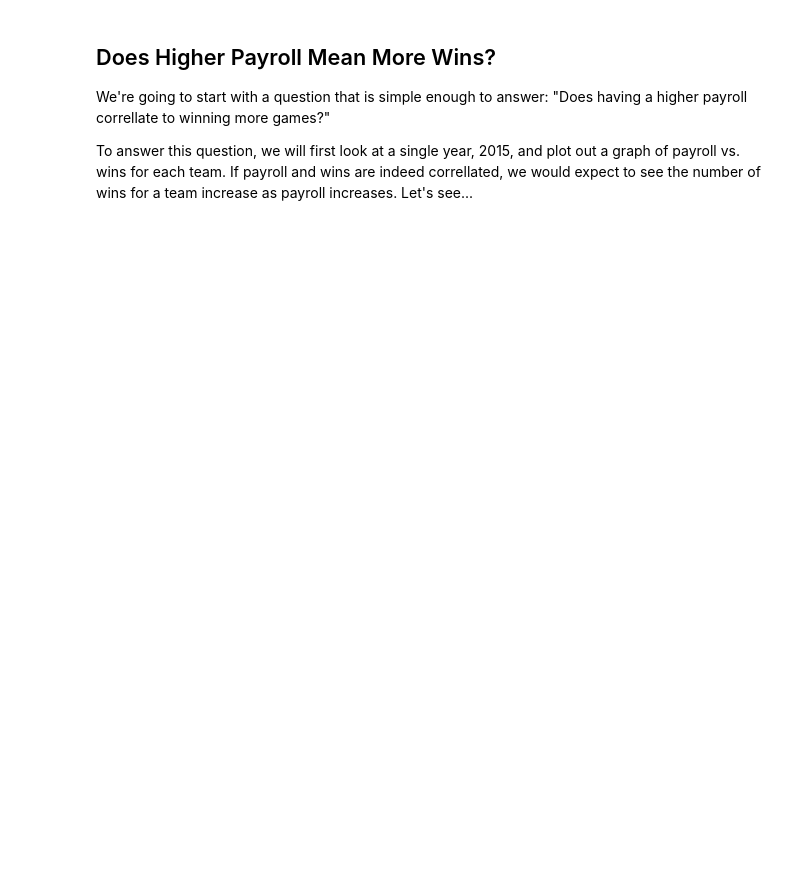
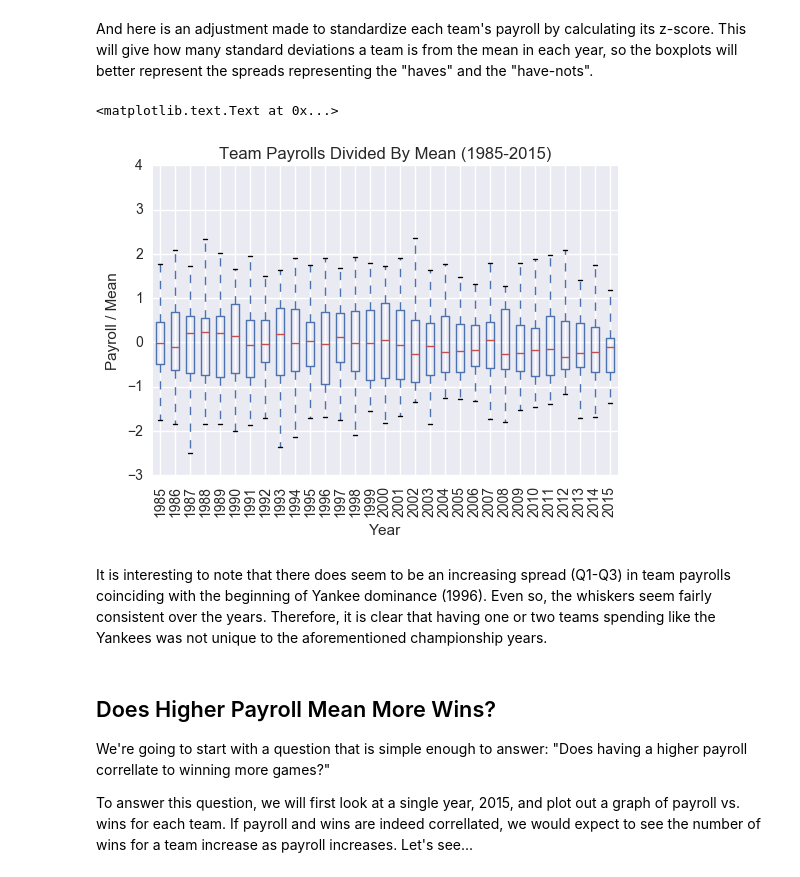
Before and after one commit to Mattymar/baseball-trends-project, a Jupyter notebook: BaseballAnalysis.ipynb, the cells around one changed output. Drawn from its saved outputs; the diff is of its cells as text; code cells hidden in the pictures; blank space fills up the shorter version.

```diff
--- a/BaseballAnalysis.ipynb
+++ b/BaseballAnalysis.ipynb
@@ -38,3 +64,15 @@ teams_list = pd.read_csv('baseballdatabank-master/core/Teams.csv')
+# %% [markdown]
+And here is an adjustment made to standardize each team's payroll by calculating its z-score.  This will give how many standard deviations a team is from the mean in each year, so the boxplots will better represent the spreads representing the "haves" and the "have-nots".
+# %%
+payrolls_standardized.plot(kind="box", rot=90)
+plt.title("Team Payrolls Divided By Mean (1985-2015)")
+plt.ylabel('Payroll / Mean')
+plt.xlabel('Year')
+# %% [output]
+<matplotlib.text.Text at 0x...>
+[figure, added]
+# %% [markdown]
+It is interesting to note that there does seem to be an increasing spread (Q1-Q3) in team payrolls coinciding with the beginning of Yankee dominance (1996).  Even so, the whiskers seem fairly consistent over the years. Therefore, it is clear that having one or two teams spending like the Yankees was not unique to the aforementioned championship years.
 # %% [markdown]
 ## Does Higher Payroll Mean More Wins?
 We're going to start with a question that is simple enough to answer: "Does having a higher payroll correllate to winning more games?"
```
Also changed, not shown: parts of 65 cells of this notebook.
